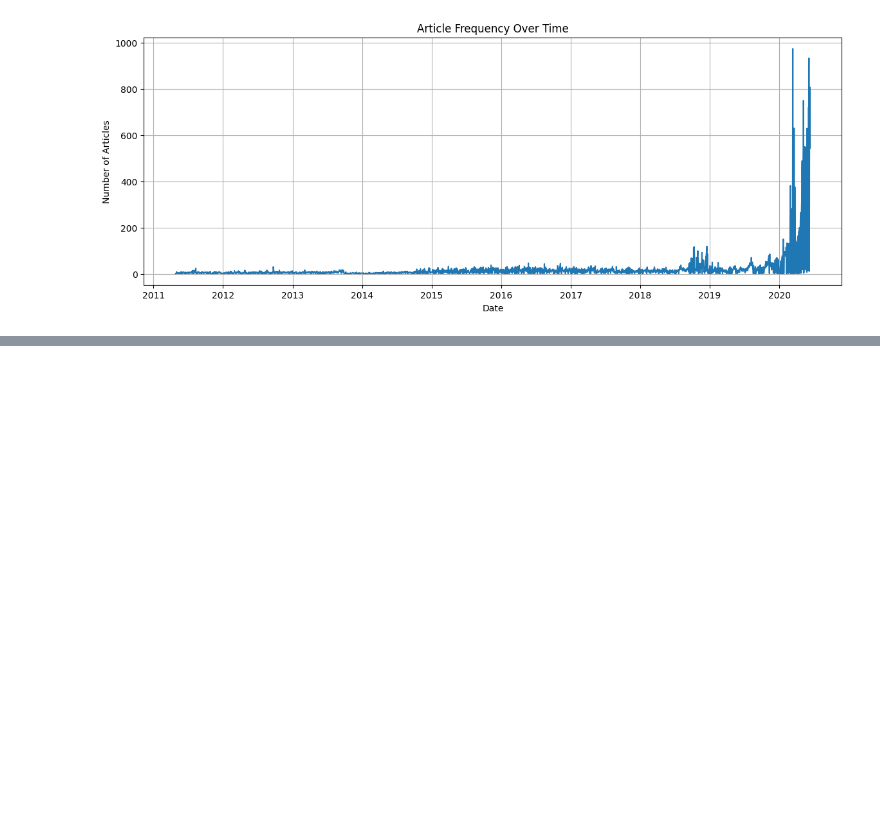
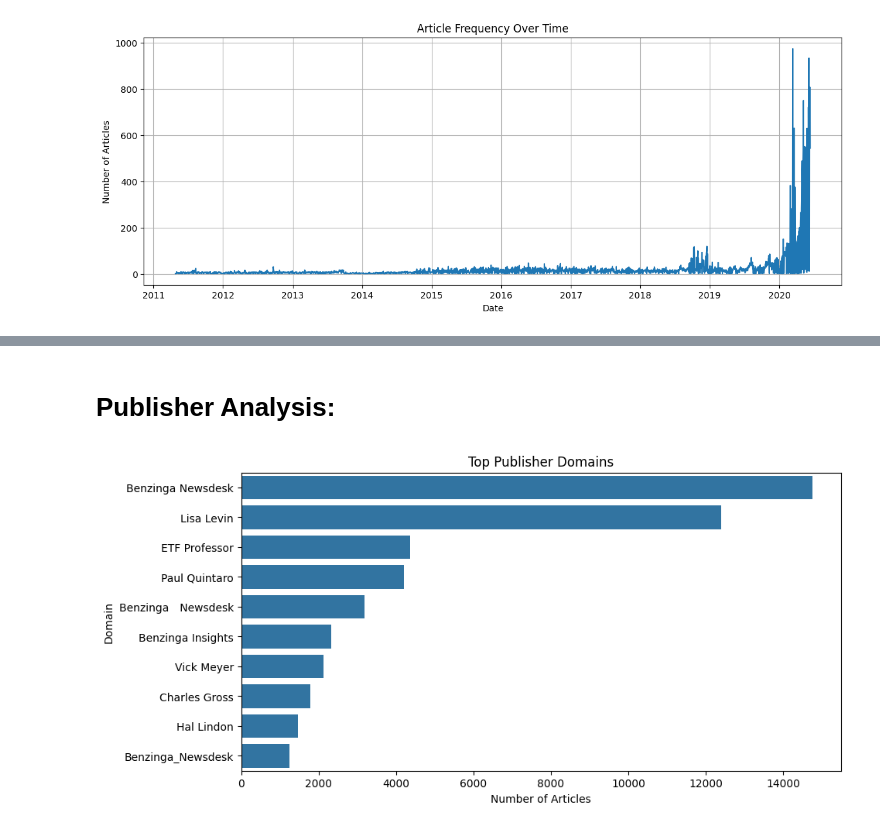
Before and after one commit to 5237-mests/stock-challenge-week-1, a Jupyter notebook: notebooks/eda_task_1.ipynb, the cells around one changed output, grey strips where cells are left out. Saved outputs shown, nothing was run; the diff lists cells and outputs as text; code cells hidden in the pictures; blank space fills up the shorter version.

```diff
--- a/notebooks/eda_task_1.ipynb
+++ b/notebooks/eda_task_1.ipynb
@@ -105,0 +205,20 @@ print_top_words(lda, vectorizer.get_feature_names_out(), 10)
+# %% [markdown]
+# Publisher Analysis:
+# %%
+def extract_domain(publisher):
+    if '@' in str(publisher):
+        return str(publisher).split('@')[-1]
+    return publisher
+
+df['publisher_domain'] = df['publisher'].apply(extract_domain)
+
+top_domains = df['publisher_domain'].value_counts().head(10)
+
+plt.figure(figsize=(10, 5))
+sns.barplot(x=top_domains.values, y=top_domains.index)
+plt.title("Top Publisher Domains")
+plt.xlabel("Number of Articles")
+plt.ylabel("Domain")
+plt.show()
+# %% [output]
+[figure, added]
```
Also changed, not shown: parts of 15 cells of this notebook.
